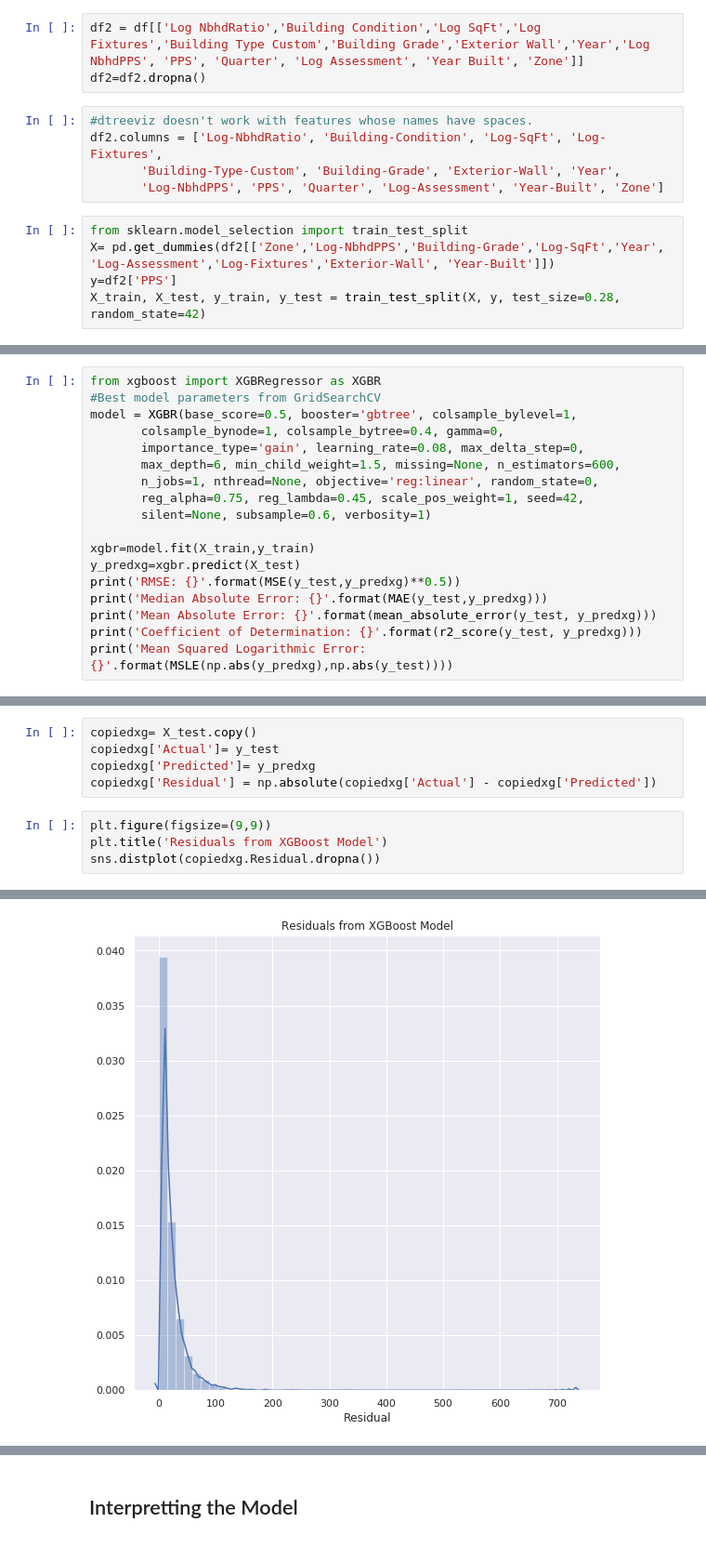
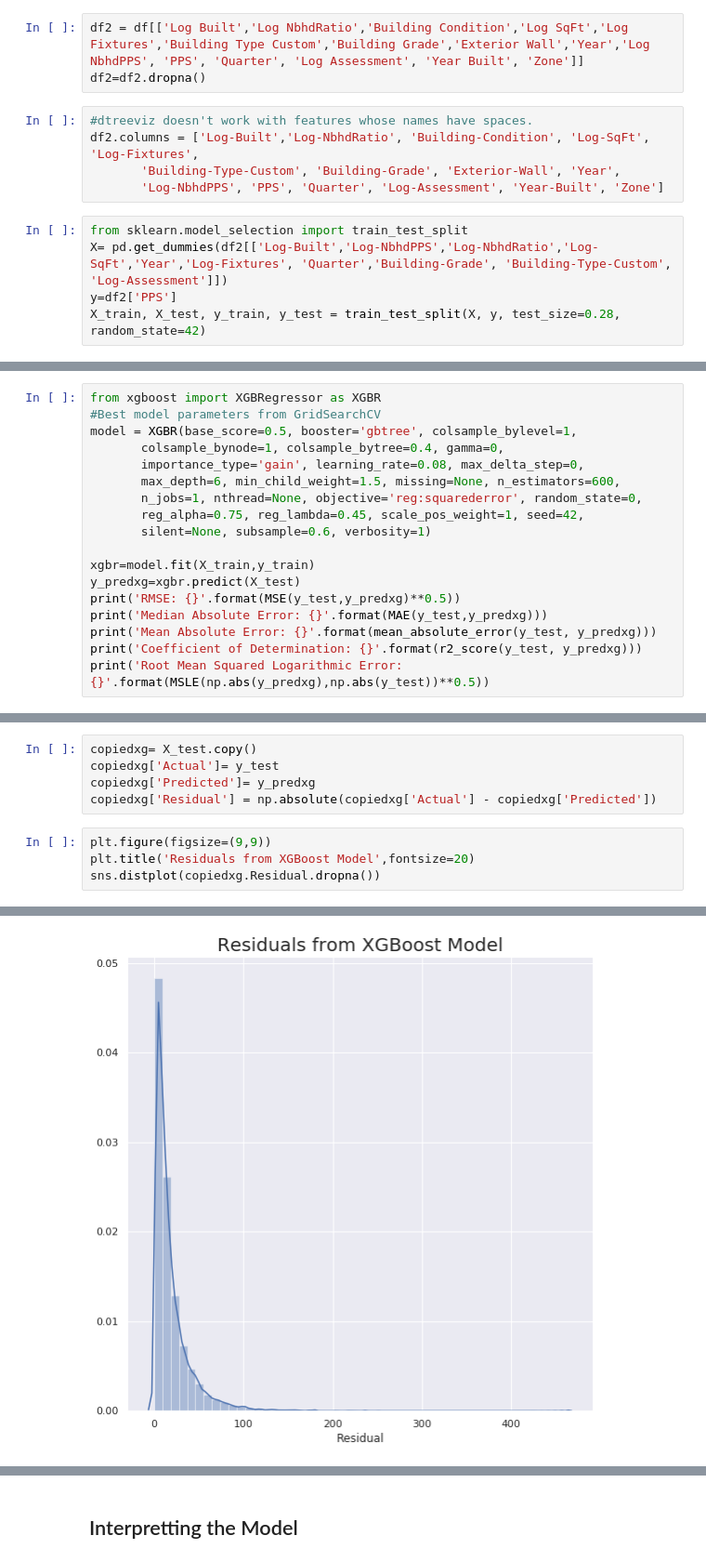
Before and after one commit to drewlehe/Nashville, a Jupyter notebook: PPS-model.ipynb, the cells around one changed output, grey strips where cells are left out. Shown at 93% size. Saved outputs shown, nothing was run; the diff lists cells and outputs as text.

```diff
--- a/PPS-model.ipynb
+++ b/PPS-model.ipynb
@@ -213,16 +163,16 @@ from sklearn.metrics import mean_absolute_error
 from sklearn.metrics import r2_score
 from sklearn.metrics import mean_squared_log_error as MSLE
 # %%
-df2 = df[['Log NbhdRatio','Building Condition','Log SqFt','Log Fixtures','Building Type Custom','Building Grade','Exterior Wall','Year','Log NbhdPPS', 'PPS', 'Quarter', 'Log Assessment', 'Year Built', 'Zone']]
+df2 = df[['Log Built','Log NbhdRatio','Building Condition','Log SqFt','Log Fixtures','Building Type Custom','Building Grade','Exterior Wall','Year','Log NbhdPPS', 'PPS', 'Quarter', 'Log Assessment', 'Year Built', 'Zone']]
 df2=df2.dropna()
 # %%
 #dtreeviz doesn't work with features whose names have spaces.
-df2.columns = ['Log-NbhdRatio', 'Building-Condition', 'Log-SqFt', 'Log-Fixtures',
+df2.columns = ['Log-Built','Log-NbhdRatio', 'Building-Condition', 'Log-SqFt', 'Log-Fixtures',
        'Building-Type-Custom', 'Building-Grade', 'Exterior-Wall', 'Year',
        'Log-NbhdPPS', 'PPS', 'Quarter', 'Log-Assessment', 'Year-Built', 'Zone']
 # %%
 from sklearn.model_selection import train_test_split
-X= pd.get_dummies(df2[['Zone','Log-NbhdPPS','Building-Grade','Log-SqFt','Year', 'Log-Assessment','Log-Fixtures','Exterior-Wall', 'Year-Built']])
+X= pd.get_dummies(df2[['Log-Built','Log-NbhdPPS','Log-NbhdRatio','Log-SqFt','Year','Log-Fixtures', 'Quarter','Building-Grade', 'Building-Type-Custom', 'Log-Assessment']])
 y=df2['PPS']
 X_train, X_test, y_train, y_test = train_test_split(X, y, test_size=0.28, random_state=42)
 # %%
@@ -265,7 +215,7 @@ model = XGBR(base_score=0.5, booster='gbtree', colsample_bylevel=1,
        colsample_bynode=1, colsample_bytree=0.4, gamma=0,
        importance_type='gain', learning_rate=0.08, max_delta_step=0,
        max_depth=6, min_child_weight=1.5, missing=None, n_estimators=600,
-       n_jobs=1, nthread=None, objective='reg:linear', random_state=0,
+       n_jobs=1, nthread=None, objective='reg:squarederror', random_state=0,
        reg_alpha=0.75, reg_lambda=0.45, scale_pos_weight=1, seed=42,
        silent=None, subsample=0.6, verbosity=1)
 
@@ -275,5 +225,5 @@ print('RMSE: {}'.format(MSE(y_test,y_predxg)**0.5))
 print('Median Absolute Error: {}'.format(MAE(y_test,y_predxg)))
 print('Mean Absolute Error: {}'.format(mean_absolute_error(y_test, y_predxg)))
 print('Coefficient of Determination: {}'.format(r2_score(y_test, y_predxg)))
-print('Mean Squared Logarithmic Error: {}'.format(MSLE(np.abs(y_predxg),np.abs(y_test))))
+print('Root Mean Squared Logarithmic Error: {}'.format(MSLE(np.abs(y_predxg),np.abs(y_test))**0.5))
 # %% [output]
@@ -378,11 +335,11 @@ copiedxg['Predicted']= y_predxg
 copiedxg['Residual'] = np.absolute(copiedxg['Actual'] - copiedxg['Predicted'])
 # %%
 plt.figure(figsize=(9,9))
-plt.title('Residuals from XGBoost Model')
+plt.title('Residuals from XGBoost Model',fontsize=20)
 sns.distplot(copiedxg.Residual.dropna())
 # %% [output]
 <matplotlib.axes._subplots.AxesSubplot at 0x...>
-[figure, old version]
+[figure, new version]
 # %%
 #The pattern in my biggest flubs is, there's a big difference between the NeighborhoodPPS and the actual PPS
 #However, adding NeighborhoodPPS to the model significantly increases performance.
```
Also changed, not shown: parts of 41 cells of this notebook.
